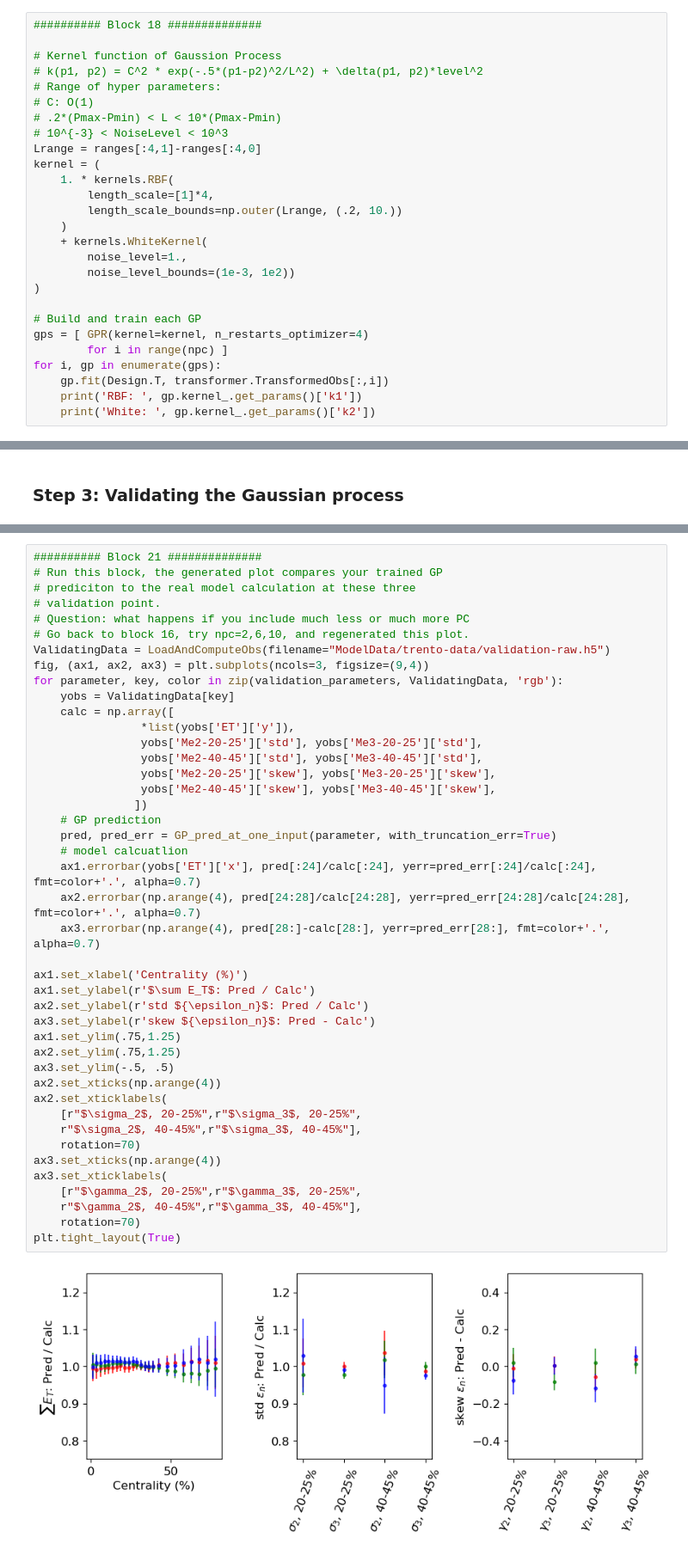
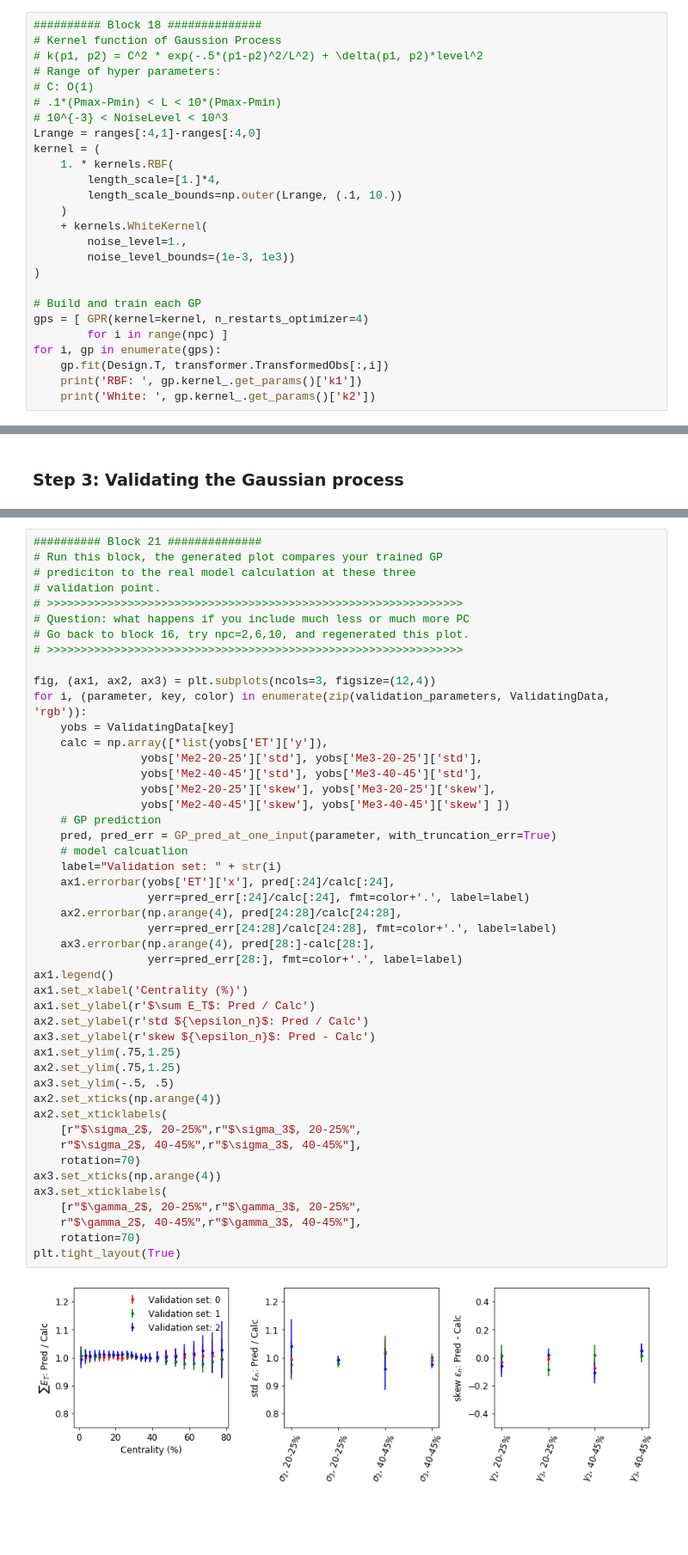
Before and after one commit to keweiyao/JETSCAPE2020-TRENTO-BAYES, a Jupyter notebook: trento-bayes.ipynb, the cells around one changed output, grey strips where cells are left out. Shown at 86% size. Saved outputs shown, nothing was run; the diff lists cells and outputs as text; blank space fills up the shorter version.

```diff
--- a/trento-bayes.ipynb
+++ b/trento-bayes.ipynb
@@ -590,22 +588,21 @@ Then,
 $$\textrm{New parameters}^* \xrightarrow{\textrm{GP}_1\cdots, \textrm{GP}_{N_{pc}}} Z^*_1,\cdots, Z^*_{N_{pc}} \xrightarrow{\textrm{PCA, inverse transformation}} \textrm{Prediction of observables}~\left[y_1, \cdots y_{36}\right]$$
 # %%
 ########## Block 18 ##############
-
 # Kernel function of Gaussion Process
 # k(p1, p2) = C^2 * exp(-.5*(p1-p2)^2/L^2) + \delta(p1, p2)*level^2
 # Range of hyper parameters:
 # C: O(1)
-# .2*(Pmax-Pmin) < L < 10*(Pmax-Pmin)
+# .1*(Pmax-Pmin) < L < 10*(Pmax-Pmin)
 # 10^{-3} < NoiseLevel < 10^3
 Lrange = ranges[:4,1]-ranges[:4,0]
 kernel = (
     1. * kernels.RBF(
-        length_scale=[1]*4,
-        length_scale_bounds=np.outer(Lrange, (.2, 10.))
+        length_scale=[1.]*4,
+        length_scale_bounds=np.outer(Lrange, (.1, 10.))
     )
     + kernels.WhiteKernel(
         noise_level=1.,
-        noise_level_bounds=(1e-3, 1e2))
+        noise_level_bounds=(1e-3, 1e3))
 )
 
 # Build and train each GP
@@ -667,43 +666,47 @@ def GP_pred_at_one_input(parameter, with_truncation_err=True):
 # Run this block, the generated plot compares your trained GP
 # prediciton to the real model calculation at these three
 # validation point.
+# >>>>>>>>>>>>>>>>>>>>>>>>>>>>>>>>>>>>>>>>>>>>>>>>>>>>>>>>>>>>>>
 # Question: what happens if you include much less or much more PC
 # Go back to block 16, try npc=2,6,10, and regenerated this plot.
-ValidatingData = LoadAndComputeObs(filename="ModelData/trento-data/validation-raw.h5")
-fig, (ax1, ax2, ax3) = plt.subplots(ncols=3, figsize=(9,4))
-for parameter, key, color in zip(validation_parameters, ValidatingData, 'rgb'):
+# >>>>>>>>>>>>>>>>>>>>>>>>>>>>>>>>>>>>>>>>>>>>>>>>>>>>>>>>>>>>>>
+
+fig, (ax1, ax2, ax3) = plt.subplots(ncols=3, figsize=(12,4))
+for i, (parameter, key, color) in enumerate(zip(validation_parameters, ValidatingData, 'rgb')):
     yobs = ValidatingData[key]
-    calc = np.array([
-                *list(yobs['ET']['y']),
+    calc = np.array([*list(yobs['ET']['y']),
                 yobs['Me2-20-25']['std'], yobs['Me3-20-25']['std'],
                 yobs['Me2-40-45']['std'], yobs['Me3-40-45']['std'],
                 yobs['Me2-20-25']['skew'], yobs['Me3-20-25']['skew'],
-                yobs['Me2-40-45']['skew'], yobs['Me3-40-45']['skew'],
-               ])
+                yobs['Me2-40-45']['skew'], yobs['Me3-40-45']['skew'] ])
     # GP prediction
     pred, pred_err = GP_pred_at_one_input(parameter, with_truncation_err=True)
     # model calcuatlion
-    ax1.errorbar(yobs['ET']['x'], pred[:24]/calc[:24], yerr=pred_err[:24]/calc[:24], fmt=color+'.', alpha=0.7)
-    ax2.errorbar(np.arange(4), pred[24:28]/calc[24:28], yerr=pred_err[24:28]/calc[24:28], fmt=color+'.', alpha=0.7)
-    ax3.errorbar(np.arange(4), pred[28:]-calc[28:], yerr=pred_err[28:], fmt=color+'.', alpha=0.7)
-
+    label="Validation set: " + str(i)
+    ax1.errorbar(yobs['ET']['x'], pred[:24]/calc[:24],
+                 yerr=pred_err[:24]/calc[:24], fmt=color+'.', label=label)
+    ax2.errorbar(np.arange(4), pred[24:28]/calc[24:28],
+                 yerr=pred_err[24:28]/calc[24:28], fmt=color+'.', label=label)
+    ax3.errorbar(np.arange(4), pred[28:]-calc[28:],
+                 yerr=pred_err[28:], fmt=color+'.', label=label)
+ax1.legend()
 ax1.set_xlabel('Centrality (%)')
 ax1.set_ylabel(r'$\sum E_T$: Pred / Calc')
 ax2.set_ylabel(r'std ${\epsilon_n}$: Pred / Calc')
 ax3.set_ylabel(r'skew ${\epsilon_n}$: Pred - Calc')
 ax1.set_ylim(.75,1.25)
 ax2.set_ylim(.75,1.25)
 ax3.set_ylim(-.5, .5)
 ax2.set_xticks(np.arange(4))
 ax2.set_xticklabels(
     [r"$\sigma_2$, 20-25%",r"$\sigma_3$, 20-25%",
     r"$\sigma_2$, 40-45%",r"$\sigma_3$, 40-45%"],
     rotation=70)
 ax3.set_xticks(np.arange(4))
 ax3.set_xticklabels(
     [r"$\gamma_2$, 20-25%",r"$\gamma_3$, 20-25%",
     r"$\gamma_2$, 40-45%",r"$\gamma_3$, 40-45%"],
     rotation=70)
 plt.tight_layout(True)
 # %% [output]
-[figure, old version]
+[figure, new version]
```
Also changed, not shown: parts of 22 cells of this notebook, 2 other files.
